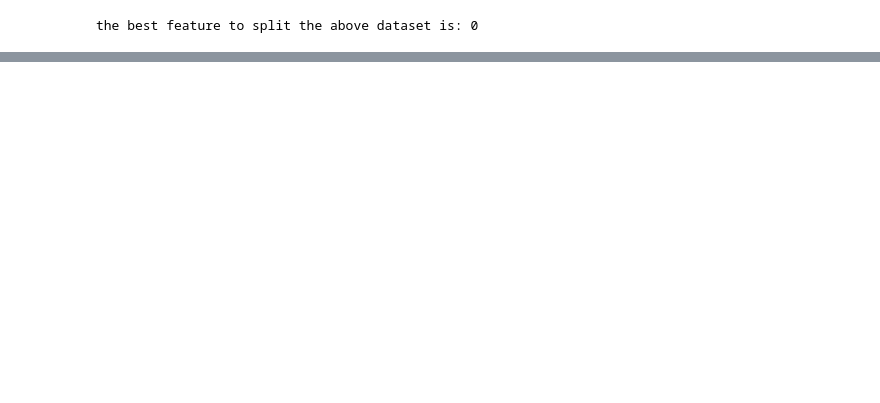
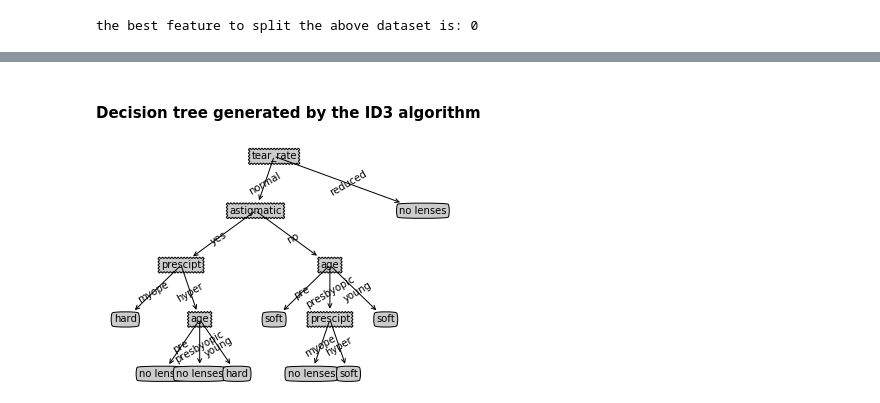
Before and after one commit to jianghaolouis/MachineLearningInAction-Camp, a Jupyter notebook: 2_Decision_tree/2_Decision_tree.ipynb, the cells around one changed output, grey strips where cells are left out. Cells and saved outputs as stored; diff of their text form; code cells hidden in the pictures; blank space fills up the shorter version.

Commit message:
decision tree code finished

```diff
--- a/2_Decision_tree/2_Decision_tree.ipynb
+++ b/2_Decision_tree/2_Decision_tree.ipynb
@@ -85,0 +163,7 @@ the best feature to split the above dataset is: 0
+# %%
+with open('lenses.txt','r') as fr:
+    lenses_dataset = [instance.strip().split('\t') for instance in fr.readlines()]
+    lenses_attri = ['age', 'prescipt','astigmatic','tear_rate']
+
+# plot dataset format
+lenses_dataset
@@ -85,0 +193,5 @@ the best feature to split the above dataset is: 0
+# %%
+#define a new tree
+lenses = decision_tree.decision_tree(lenses_dataset,lenses_attri)
+#construct the tree structure by dataset
+lenses.set_tree(lenses.new_tree(lenses.dataset,lenses.attribute)) #no return
@@ -85,0 +210,7 @@ the best feature to split the above dataset is: 0
+# %% [markdown]
+#### Decision tree generated by the ID3 algorithm
+# %%
+#plot tree using matplotlib
+createPlot(lenses.tree)
+# %% [output]
+[figure, added]
```
Also changed, not shown: parts of 28 cells of this notebook, 9 other files.
